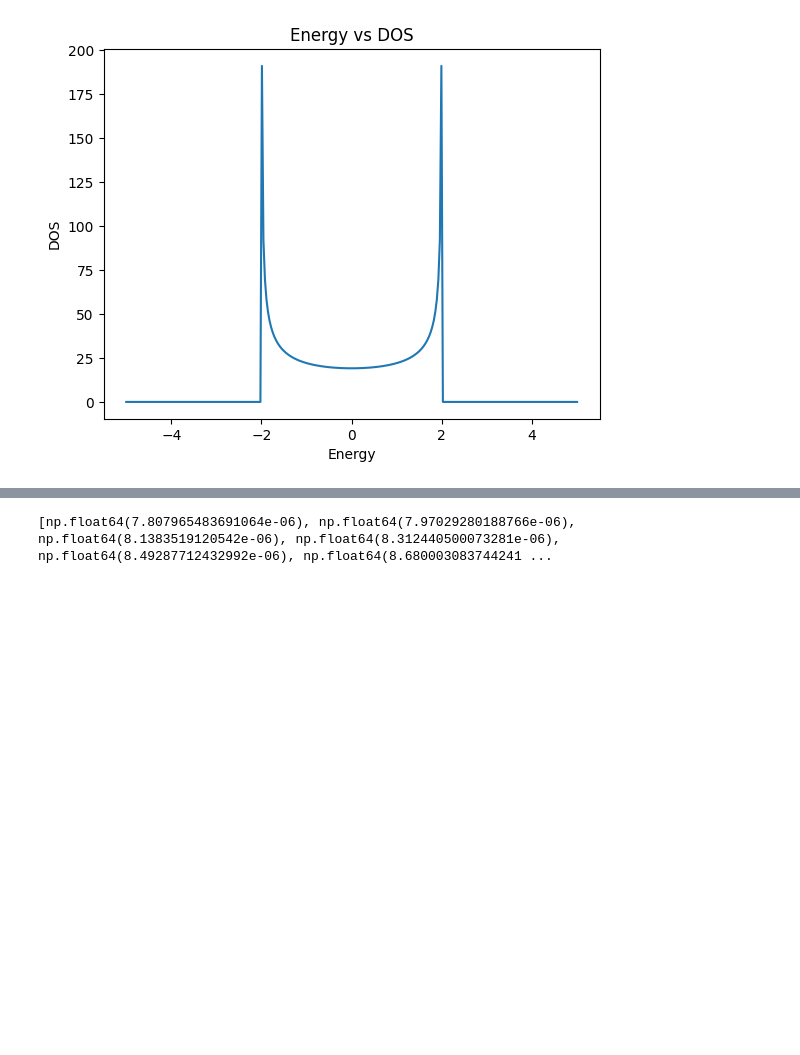
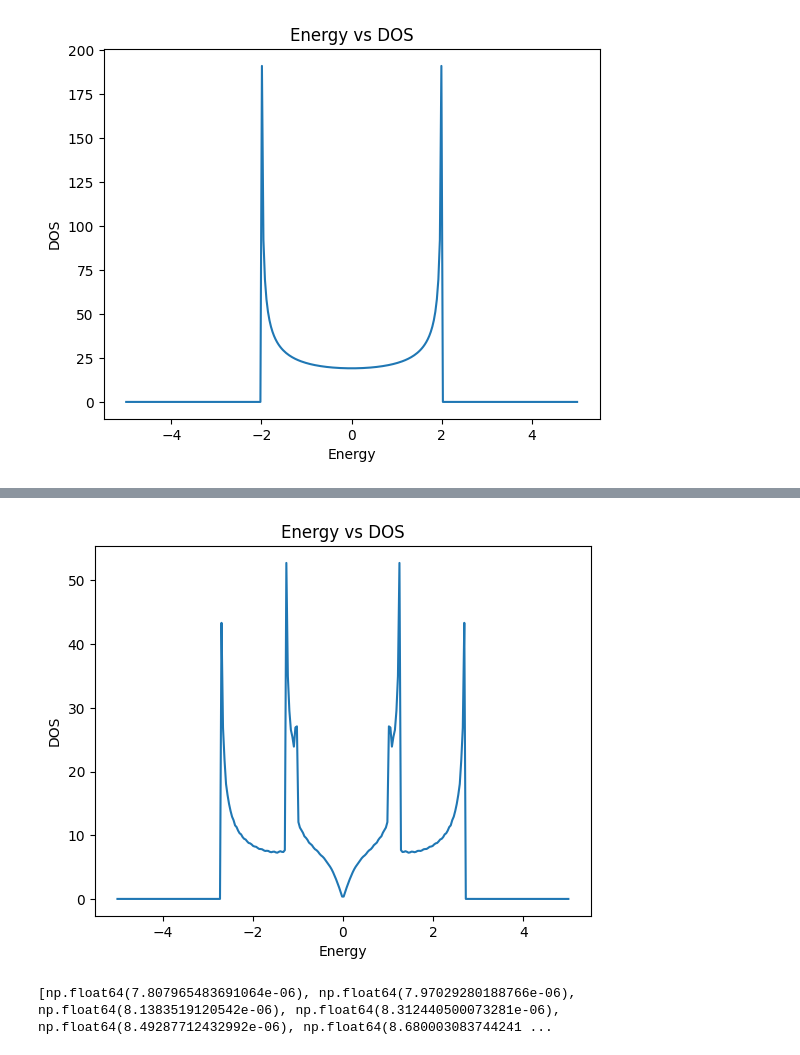
Before and after one commit to nandandiwan/transistorNEGF, a Jupyter notebook: src/test_systems/test.ipynb, the cells around one changed output, grey strips where cells are left out. Cells and saved outputs as stored; diff of their text form; code cells hidden in the pictures; blank space fills up the shorter version.

```diff
--- a/src/test_systems/test.ipynb
+++ b/src/test_systems/test.ipynb
@@ -157,3 +203,40 @@ plt.show()
+# %%
+import os
+import time
+
+os.environ['OMP_NUM_THREADS'] = '1'
+os.environ['MKL_NUM_THREADS'] = '1'
+os.environ['OPENBLAS_NUM_THREADS'] = '1'
+os.environ['VECLIB_MAXIMUM_THREADS'] = '1'
+os.environ['NUMEXPR_NUM_THREADS'] = '1'
+from hamiltonian import Hamiltonian
+from rgf import GreensFunction
+import numpy as np
+import scipy.sparse as sp
+import matplotlib.pyplot as plt
+
+
+ham = Hamiltonian("zigzag", periodic=True)
+ham.Nx=20
+
+
+gf = GreensFunction(ham)
+
+
+
+energy = np.linspace(-5,5, 300)
+dos = [None] * 300
+
+for ide, e in enumerate(energy):
+    dos[ide] = np.sum(gf.compute_density_of_states(E=e, self_energy_method="sancho_rubio"))
+plt.plot(energy, dos)
+plt.ylabel('DOS')
+plt.xlabel('Energy')
+plt.title('Energy vs DOS')
+
+plt.show()
+# %% [output]
+[figure, added]
 # %%
 import os
 import time
```
Also changed, not shown: parts of 9 cells of this notebook, 6 other files.
